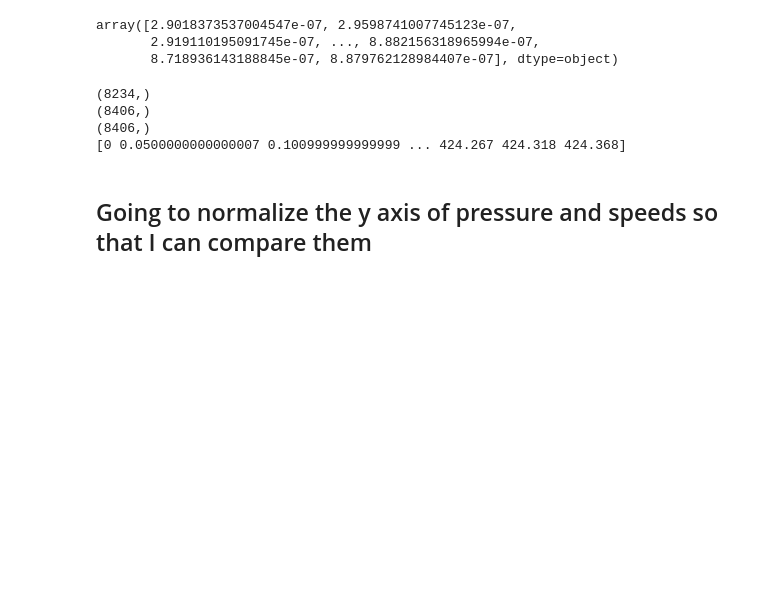
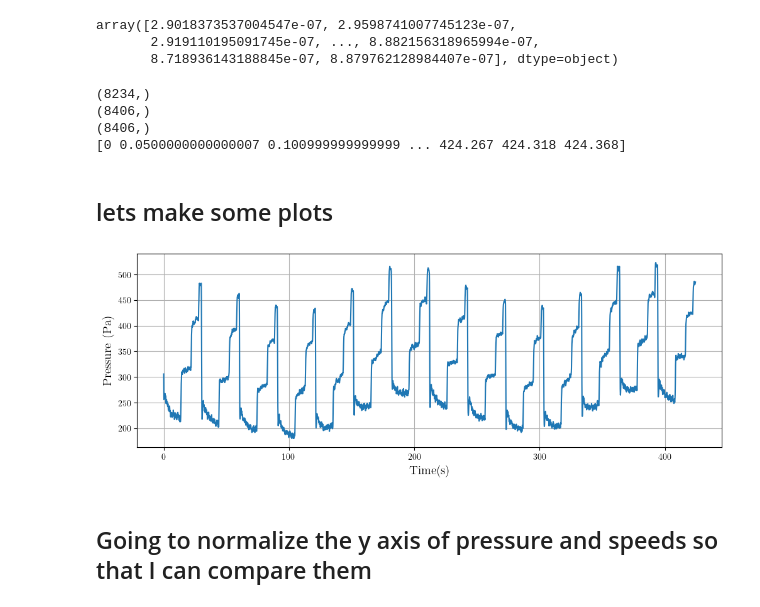
Before and after one commit to ajacobth/BayesianFLow_calibration, a Jupyter notebook: data_exploration/pedro_Data.ipynb, the cells around one changed output. Drawn from its saved outputs; the diff is of its cells as text; code cells hidden in the pictures; blank space fills up the shorter version.

```diff
--- a/data_exploration/pedro_Data.ipynb
+++ b/data_exploration/pedro_Data.ipynb
@@ -87,6 +87,16 @@ print(time)
 (8406,)
 (8406,)
 [0 0.0500000000000007 0.100999999999999 ... 424.267 424.318 424.368]
+# %% [markdown]
+## lets make some plots
+# %%
+fig, ax = plt.subplots(1,1, figsize = (12, 4))
+ax.plot(pressure_times, pressure)
+ax.set_xlabel('Time(s)', fontsize=14)
+ax.set_ylabel('Pressure (Pa)', fontsize=14)
+ax.grid()
+# %% [output]
+[figure, added]
 # %% [markdown]
 ## Going to normalize the y axis of pressure and speeds so that I can compare them
 # %%
```
Also changed, not shown: parts of 7 cells of this notebook, 1 other file.
